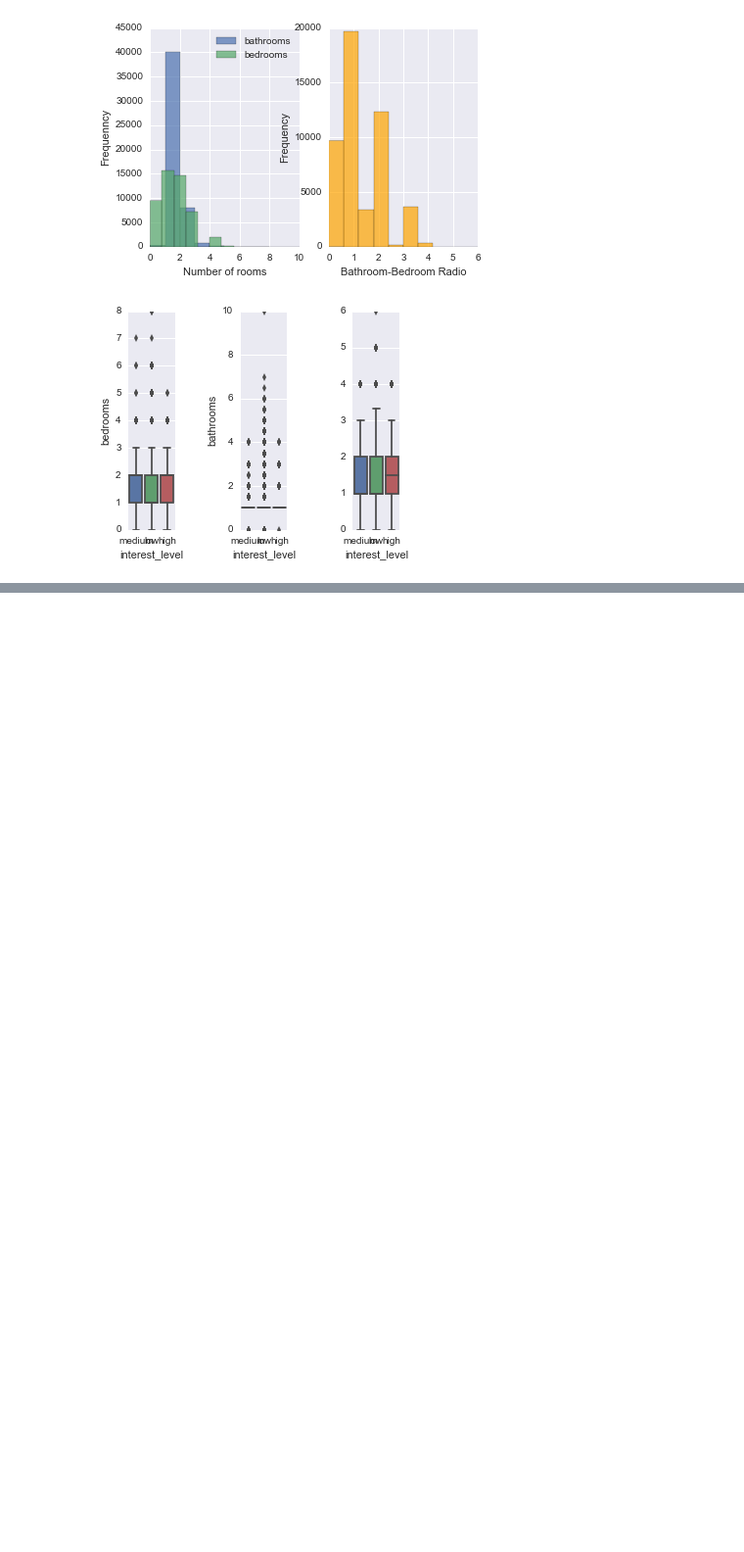
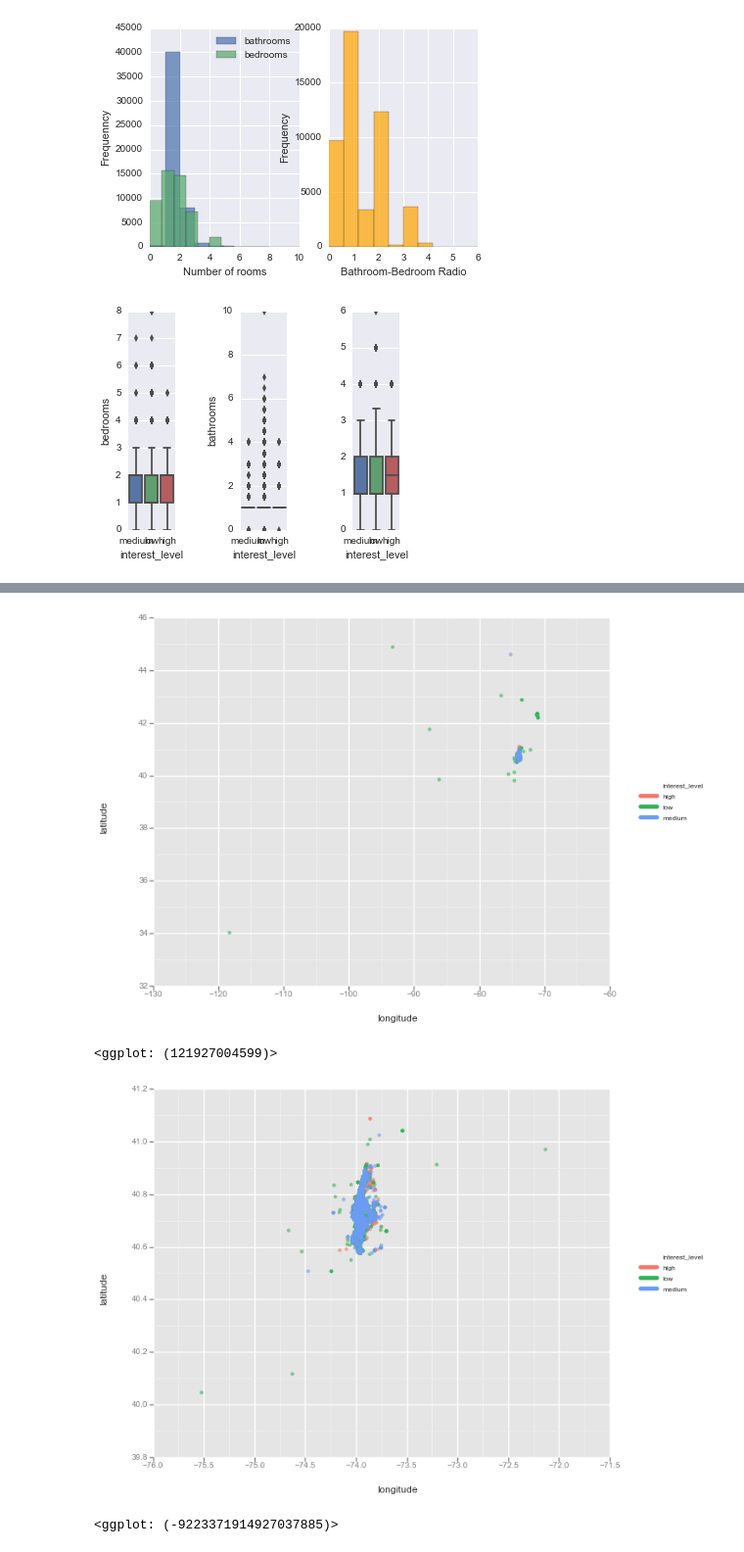
Before and after one commit to al825/Reatal_List_Classification, a Jupyter notebook: rental_list_classification.ipynb, the cells around one changed output, grey strips where cells are left out. Shown at 98% size. Drawn from its saved outputs; the diff is of its cells as text; code cells hidden in the pictures; blank space fills up the shorter version.

Commit message:
Scatter plot between longitude and latitude.

```diff
--- a/rental_list_classification.ipynb
+++ b/rental_list_classification.ipynb
@@ -135,0 +139,23 @@ train_set[train_set['longitude']!=0].plot.scatter('longitude', 'latitude')
+# %%
+def zoomin_ll(data, condition):
+    g = ggplot(data[condition], aes(x='longitude', y='latitude', color='interest_level')) + \
+        geom_jitter(alpha=0.6)
+    return g
+
+
+
+# Let's zoom in (remove longitude = 0)
+cond1 = train_set['longitude'] != 0
+g1 = zoomin_ll(train_set, cond1)
+
+# let's furthur zoom in (longtitude: 40~42, latitude: -80~-70)
+cond2 = (train_set['latitude']<=42) & (train_set['latitude']>=40) & (train_set['longitude']>=-80) & (train_set['longitude']<=-70)
+g2 = zoomin_ll(train_set, cond2)
+
+print(g1)
+print(g2)
+# %% [output]
+[figure, added]
+<ggplot: (121927004599)>
+[figure, added]
+<ggplot: (-9223371914927037885)>
```
Also changed, not shown: parts of 3 cells of this notebook.
